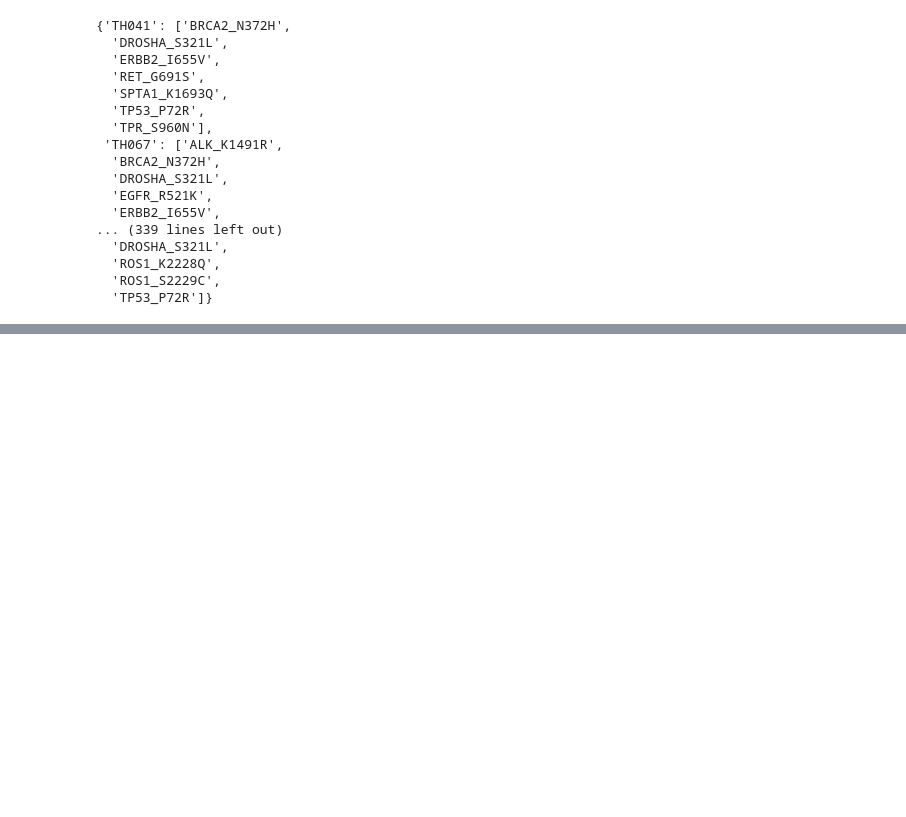
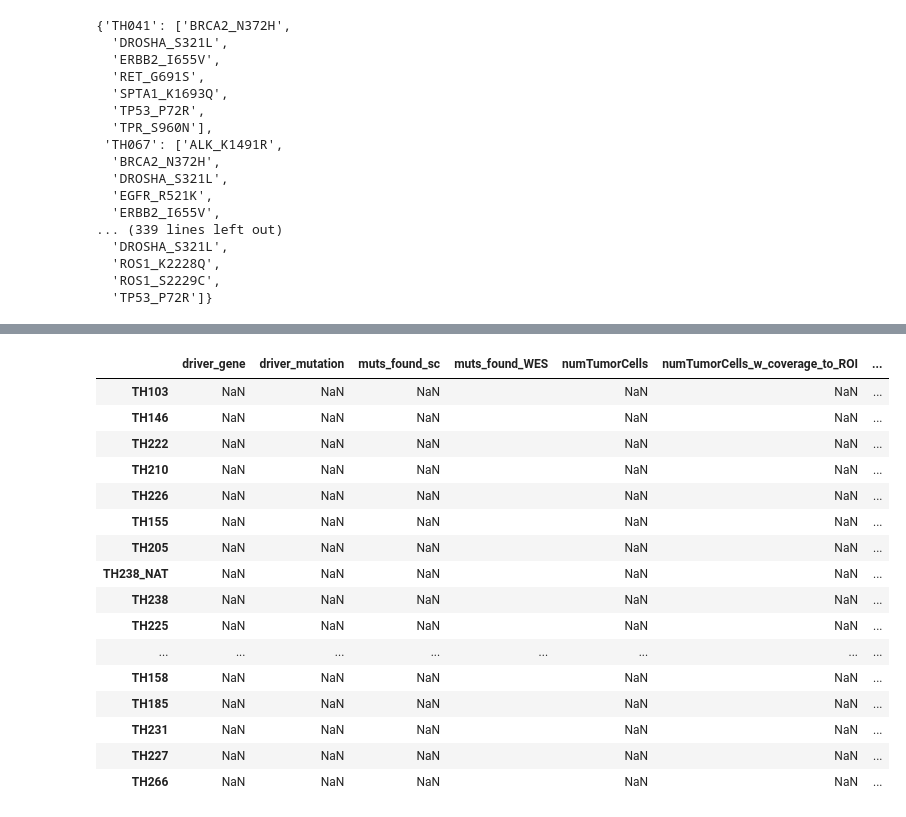
Before and after one commit to lincoln-harris/potLuck, a Jupyter notebook: WES_sandbox/WES_validation_table.ipynb, the cells around one changed output, grey strips where cells are left out. Saved outputs shown, nothing was run; the diff lists cells and outputs as text; code cells hidden in the pictures; blank space fills up the shorter version.

```diff
--- a/WES_sandbox/WES_validation_table.ipynb
+++ b/WES_sandbox/WES_validation_table.ipynb
@@ -364,0 +503,6 @@ vali_tbl
+# %%
+# lets make a new df entirely
+new_cols = list(vali_tbl.columns)
+new_cols.remove('patient') # remove patient col, bc that'll be our new index
+patient_vali_tbl = pd.DataFrame(index=set(vali_tbl.patient), columns=new_cols)
+patient_vali_tbl
@@ -364,0 +527,30 @@ vali_tbl
+# %%
+# lets rename 'mutations_found' col(s)
+patient_vali_tbl = patient_vali_tbl.rename(columns={'mutations_found':'muts_found_sc'})
+patient_vali_tbl['muts_found_WES'] = ""
+
+# change up col order
+new_cols = ['driver_gene', 'driver_mutation', 'muts_found_sc', 'muts_found_WES',
+            'numTumorCells', 'numTumorCells_w_coverage_to_ROI',
+            'numTumorCells_clinMut_found']
+
+patient_vali_tbl = patient_vali_tbl[new_cols]
+patient_vali_tbl
+# %% [output]
+|  | driver_gene | driver_mutation | muts_found_sc | muts_found_WES | numTumorCells | numTumorCells_w_coverage_to_ROI | ... |
+| TH103 | NaN | NaN | NaN |  | NaN | NaN | ... |
+| TH146 | NaN | NaN | NaN |  | NaN | NaN | ... |
+| TH222 | NaN | NaN | NaN |  | NaN | NaN | ... |
+| TH210 | NaN | NaN | NaN |  | NaN | NaN | ... |
+| TH226 | NaN | NaN | NaN |  | NaN | NaN | ... |
+| TH155 | NaN | NaN | NaN |  | NaN | NaN | ... |
+| TH205 | NaN | NaN | NaN |  | NaN | NaN | ... |
+| TH238_NAT | NaN | NaN | NaN |  | NaN | NaN | ... |
+| TH238 | NaN | NaN | NaN |  | NaN | NaN | ... |
+| TH225 | NaN | NaN | NaN |  | NaN | NaN | ... |
+| ... | ... | ... | ... | ... | ... | ... | ... |
+| TH158 | NaN | NaN | NaN |  | NaN | NaN | ... |
+| TH185 | NaN | NaN | NaN |  | NaN | NaN | ... |
+| TH231 | NaN | NaN | NaN |  | NaN | NaN | ... |
+| TH227 | NaN | NaN | NaN |  | NaN | NaN | ... |
+| TH266 | NaN | NaN | NaN |  | NaN | NaN | ... |
```
Also changed, not shown: parts of 24 cells of this notebook.
